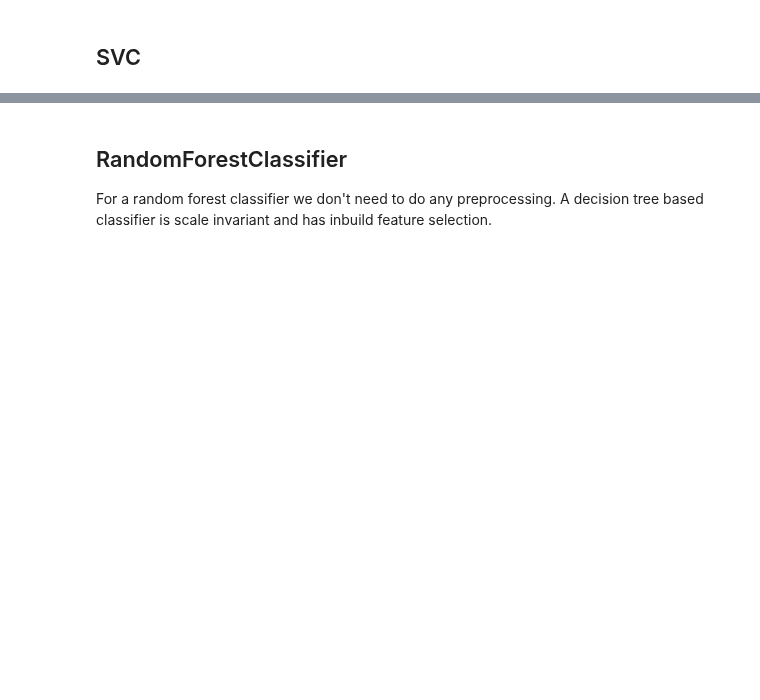
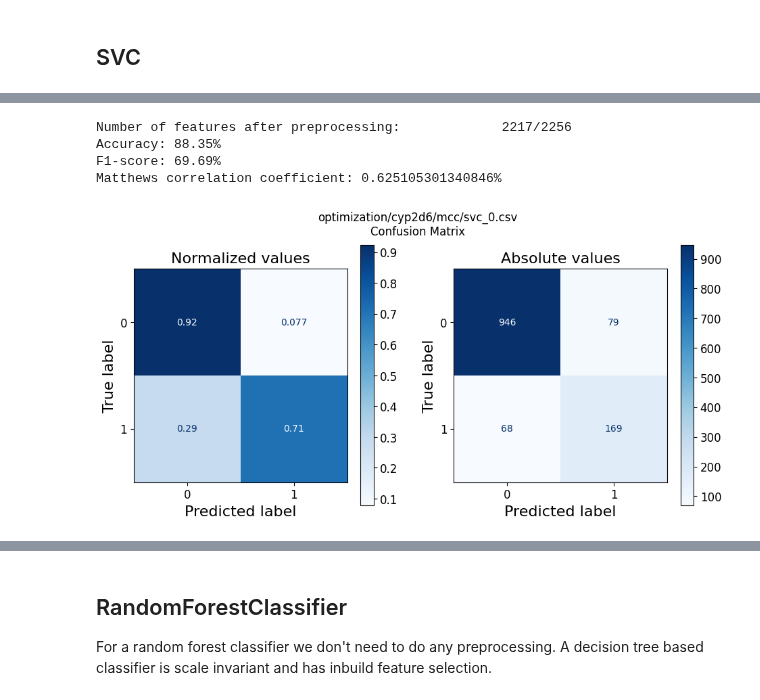
Before and after one commit to JonnaMat/CYP-inhibition, a Jupyter notebook: src/cyp2d6.ipynb, the cells around one changed output, grey strips where cells are left out. Cells and saved outputs as stored; diff of their text form; code cells hidden in the pictures; blank space fills up the shorter version.

```diff
--- a/src/cyp2d6.ipynb
+++ b/src/cyp2d6.ipynb
@@ -241,7 +281,7 @@ get_baseline(datasets)
 # %%
 svc_0 = BayesianOptimization(
     model=SVC,
-    file_name=f"{task}/svc_0",
+    file_name=f"{task}/mcc/svc_0",
     model_params=[
         Real(name="C", low=0.1, high=4.0)
     ],
@@ -256,9 +303,15 @@ svc_0.pretty_results()
 # %%
 metric_columns = list(svc_0.results.filter(regex='val_'))
 # Position 0
 best_params_0 = svc_0.results.sort_values("val_mcc", ascending=False).drop(metric_columns, axis=1).iloc[0]
 svc_0_y_pred, svc_0_y_pred_proba = svc_0.get_predictions(best_params_0)
 
 conf_matrix(datasets["val"]["Y"], svc_0_y_pred, svc_0.file_loc)
 
-del svc_0
+#del svc_0
+# %% [output]
+Number of features after preprocessing:             2217/2256
+Accuracy: 88.35%
+F1-score: 69.69%
+Matthews correlation coefficient: 0.625105301340846%
+[figure, added]
```
Also changed, not shown: parts of 12 cells of this notebook, 6 other files.
